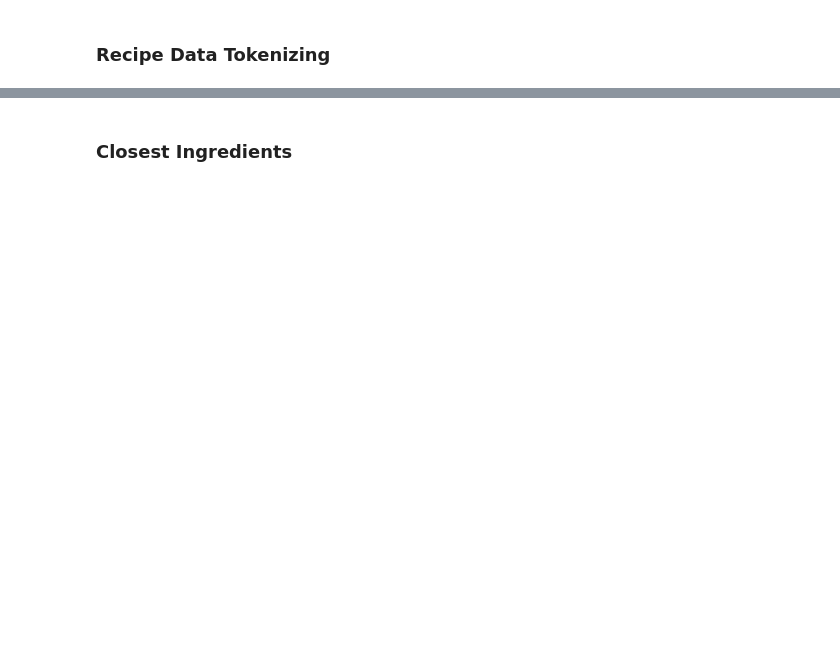
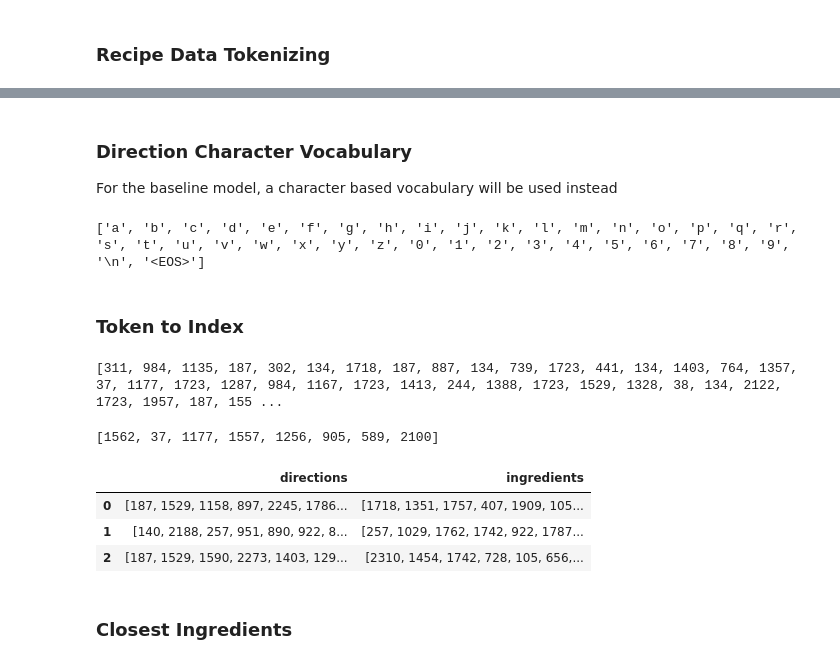
Before and after one commit to evan-ng/recipe, a Jupyter notebook: tastebud.ipynb, the cells around one changed output, grey strips where cells are left out. Drawn from its saved outputs; the diff is of its cells as text; code cells hidden in the pictures; blank space fills up the shorter version.

```diff
--- a/tastebud.ipynb
+++ b/tastebud.ipynb
@@ -206,0 +220,15 @@ tokenized_ngl_df[:7]
+# %%
+combined_directions = []
+for i, row in tokenized_ngl_df.iterrows():
+     direction = []
+     for step in row.token_directions:
+          for word in step:
+               if word == '': # skip empty words
+                    continue
+               direction.append(word)
+          direction.append('\n')
+     direction.append('<EOS>')
+     combined_directions.append(direction)
+
+tokenized_ngl_df['combined_directions'] = combined_directions
+print(combined_directions[8])
@@ -207,3 +269,50 @@ tokenized_ngl_df[:7]
+# %% [markdown]
+### Direction Character Vocabulary
+For the baseline model, a character based vocabulary will be used instead
+# %%
+char_vocab = list(string.ascii_lowercase) + list(string.digits) + ['\n', '<EOS>']
+char_vocab_stoi = {s: i for i, s in enumerate(vocab)}
+char_vocab_itos = {i: s for i, s in enumerate(vocab)}
+char_vocab_size = len(vocab)
+print(char_vocab)
+# %% [output]
+['a', 'b', 'c', 'd', 'e', 'f', 'g', 'h', 'i', 'j', 'k', 'l', 'm', 'n', 'o', 'p', 'q', 'r', 's', 't', 'u', 'v', 'w', 'x', 'y', 'z', '0', '1', '2', '3', '4', '5', '6', '7', '8', '9', '\n', '<EOS>']
+# %% [markdown]
+### Token to Index
+# %%
+indexed_directions = []
+for i, row in tokenized_ngl_df.iterrows():
+     direction = []
+     for word in row.combined_directions:
+          if word in vocab:
+               direction.append(vocab_stoi[word])
+     indexed_directions.append(direction)
+
+print(indexed_directions[8])
+# %% [output]
+[311, 984, 1135, 187, 302, 134, 1718, 187, 887, 134, 739, 1723, 441, 134, 1403, 764, 1357, 37, 1177, 1723, 1287, 984, 1167, 1723, 1413, 244, 1388, 1723, 1529, 1328, 38, 134, 2122, 1723, 1957, 187, 155 ...
+# %%
+indexed_ingredients = []
+for i, row in tokenized_ngl_df.iterrows():
+     ingredients = []
+     for ingredient_list in row.token_NER:
+          for word in ingredient_list:
+               if word in vocab:
+                    ingredients.append(vocab_stoi[word])
+     indexed_ingredients.append(ingredients)
+
+print(indexed_ingredients[8])
+# %% [output]
+[1562, 37, 1177, 1557, 1256, 905, 589, 2100]
+# %%
+indexed_ngl_df = pd.DataFrame({'directions': indexed_directions, 'ingredients': indexed_ingredients})
+# %%
+indexed_ngl_df[:3]
+# %% [output]
+|  | directions | ingredients |
+| 0 | [187, 1529, 1158, 897, 2245, 1786... | [1718, 1351, 1757, 407, 1909, 105... |
+| 1 | [140, 2188, 257, 951, 890, 922, 8... | [257, 1029, 1762, 1742, 922, 1787... |
+| 2 | [187, 1529, 1590, 2273, 1403, 129... | [2310, 1454, 1742, 728, 105, 656,... |
 # %% [markdown]
 ### Closest Ingredients
 # %%
```
Also changed, not shown: parts of 14 cells of this notebook, 4 other files.
